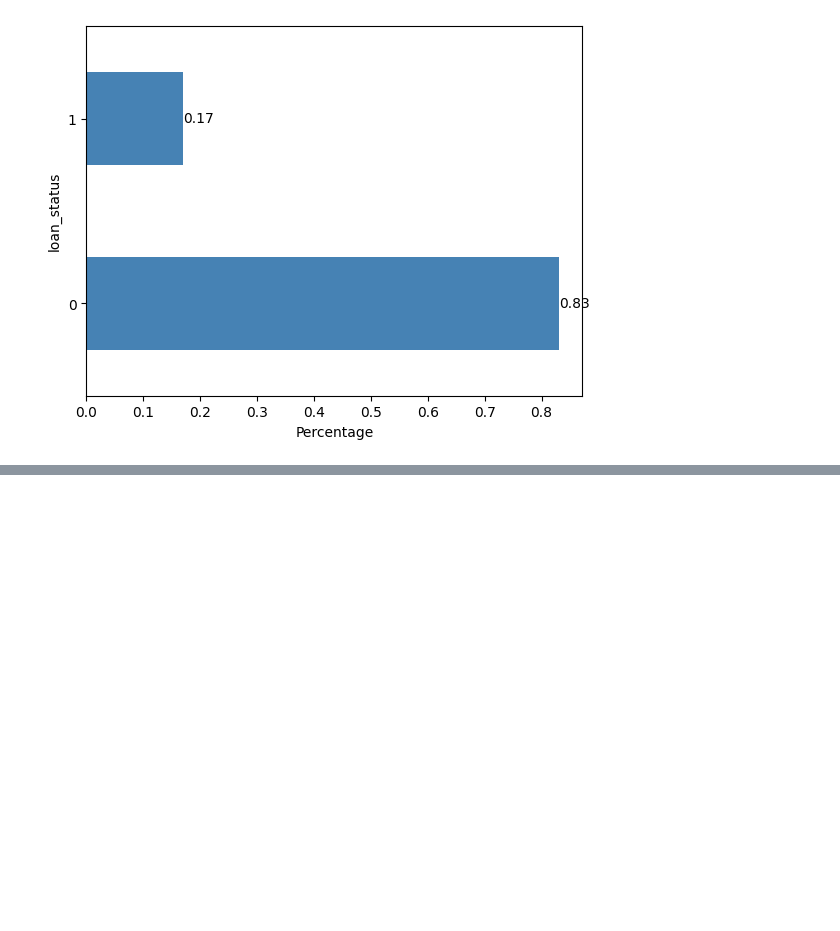
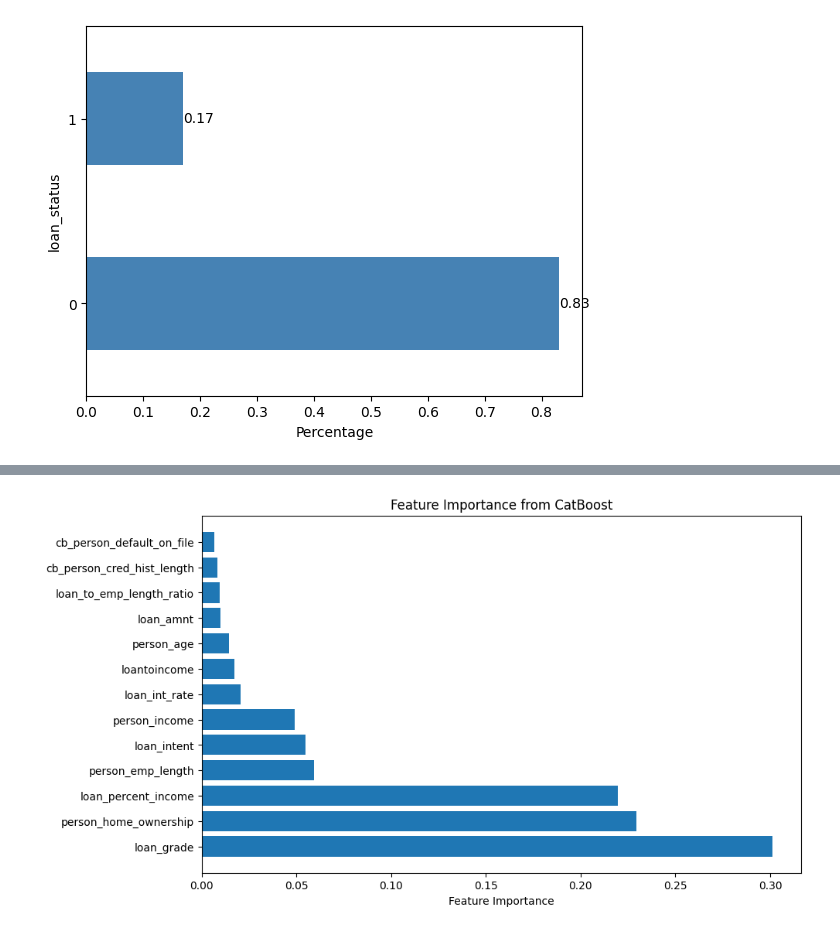
Before and after one commit to yilmazgencc/Kaggle, a Jupyter notebook: s4-b10.ipynb, the cells around one changed output, grey strips where cells are left out. Cells and saved outputs as stored; diff of their text form; code cells hidden in the pictures; blank space fills up the shorter version.

```diff
--- a/s4-b10.ipynb
+++ b/s4-b10.ipynb
@@ -259,3 +292,12 @@ test["loantoincome"] = (test["loan_amnt"] / test["person_income"]) - test["loan_
+# %%
+def new_features(X):
+    train = X.copy()
+    train["loantoincome"] = (train["loan_amnt"] / train["person_income"]) - train["loan_percent_income"]
+    train['loan_to_emp_length_ratio'] = train['person_emp_length'] / train['loan_amnt']
+    return train
+# %%
+train = new_features(train)
+test = new_features(test)
 # %%
 ids= test['id']
 X = train.drop(columns=['loan_status'], axis=1)
@@ -341,13 +385,30 @@ memory usage: 2.5 MB
 # %%
 
-xgb = XGBClassifier(enable_categorical = True)
-xgb.fit(X, y)
-y_pred_xgb = xgb.predict_proba(test)[:, 1]
+xgb_m = XGBClassifier(enable_categorical = True)
+xgb_m.fit(X, y)
+y_pred_xgb = xgb_m.predict_proba(test)[:, 1]
 results_df_xgb = pd.DataFrame({
     'id': ids,
     'loan_status': y_pred_xgb
 })
 results_df_xgb.to_csv('baseline_sub_0_xgb.csv', index=False)
+# %%
+feature_importance = pd.DataFrame({
+    'feature': X.columns,
+    'importance': xgb_m.feature_importances_
+})
+
+# Sort by importance
+feature_importance = feature_importance.sort_values(by='importance', ascending=False)
+
+# Plot feature importance
+plt.figure(figsize=(10, 6))
+plt.barh(feature_importance['feature'], feature_importance['importance'])
+plt.xlabel('Feature Importance')
+plt.title('Feature Importance from CatBoost')
+plt.show()
+# %% [output]
+[figure, added]
 # %%
 y_pred_xgb
 # %% [output]
```
Also changed, not shown: parts of 13 cells of this notebook.
